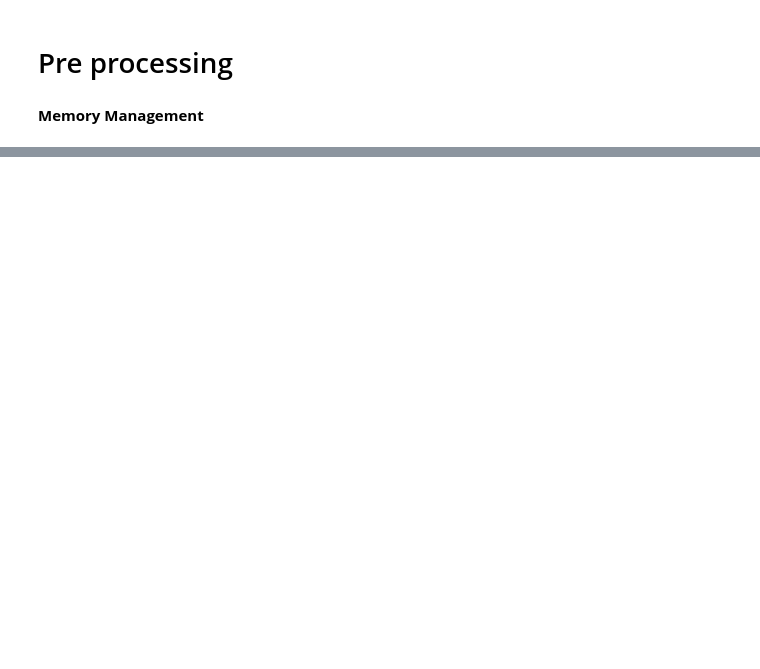
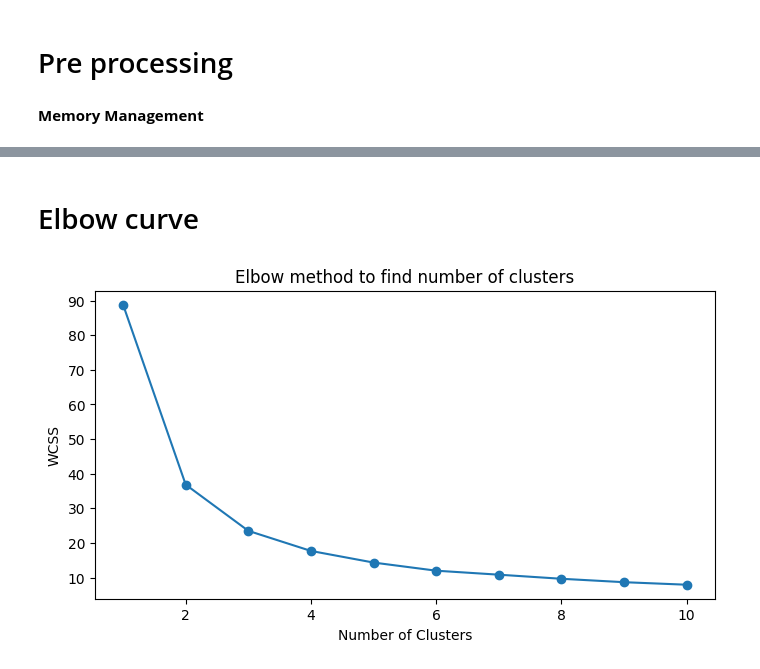
Before and after one commit to namozhdehi/KSR, a Jupyter notebook: Store_sales_EDA_Clustering.ipynb, the cells around one changed output, grey strips where cells are left out. Drawn from its saved outputs; the diff is of its cells as text; code cells hidden in the pictures; blank space fills up the shorter version.

```diff
--- a/Store_sales_EDA_Clustering.ipynb
+++ b/Store_sales_EDA_Clustering.ipynb
@@ -738,0 +624,15 @@ print(promo_comparison)
+# %%
+# Remove outliers using IQR
+def remove_outliers(df, column):
+    q1 = df[column].quantile(0.25)
+    q3 = df[column].quantile(0.75)
+    iqr = q3 - q1
+    lower_bound = q1 - 1.5 * iqr
+    upper_bound = q3 + 1.5 * iqr
+    df[column] = np.where((df[column] < lower_bound) | (df[column] > upper_bound), df[column].median(), df[column])
+    return df
+
+base_df = remove_outliers(base_df, 'Sales')
+base_df = remove_outliers(base_df, 'Customers')
+
+base_df.head()
@@ -738,0 +648,11 @@ print(promo_comparison)
+# %%
+from sklearn.preprocessing import MinMaxScaler
+
+# Store original values to keep a reference
+base_df_original = base_df[['Store', 'Sales', 'Customers']].copy()
+
+# Apply Min-Max Scaling
+scaler = MinMaxScaler()
+base_df[['Sales', 'Customers']] = scaler.fit_transform(base_df[['Sales', 'Customers']])
+
+base_df.head()
@@ -738,0 +666,23 @@ print(promo_comparison)
+# %% [markdown]
+# Elbow curve
+# %%
+from sklearn.cluster import KMeans
+
+# Elbow curve to find number of clusters
+def plot_elbow_curve(data, max_k):
+    wcss = []
+    for k in range(1, max_k+1):
+        kmeans = KMeans(n_clusters=k, random_state=42)
+        kmeans.fit(data)
+        wcss.append(kmeans.inertia_)
+
+    plt.figure(figsize=(8, 4))
+    plt.plot(range(1, max_k+1), wcss, marker='o')
+    plt.title('Elbow method to find number of clusters')
+    plt.xlabel('Number of Clusters')
+    plt.ylabel('WCSS')
+    plt.show()
+
+plot_elbow_curve(base_df[['Sales', 'Customers']], 10)
+# %% [output]
+[figure, added]
```
Also changed, not shown: parts of 62 cells of this notebook.
